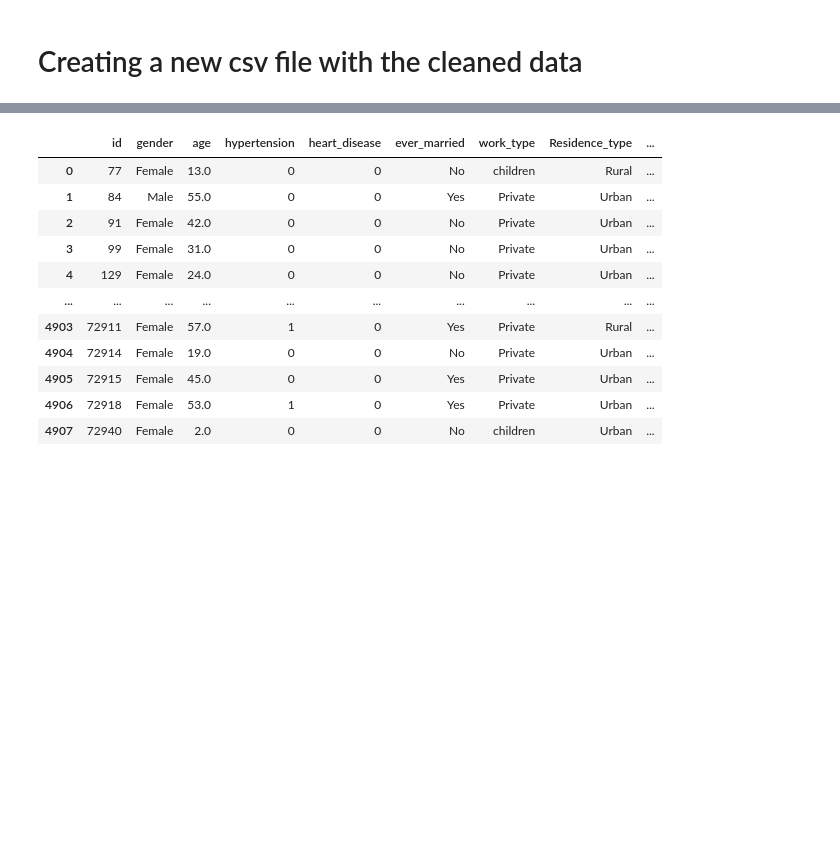
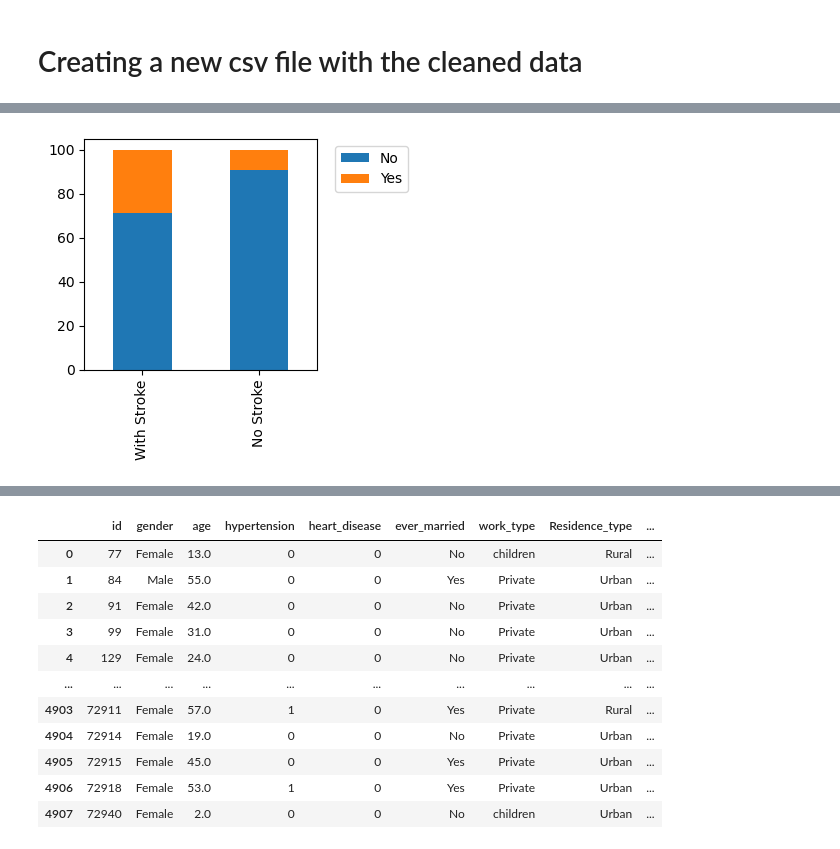
Before and after one commit to DianaGRM/Project_1, a Jupyter notebook: Stroke_Prediction .ipynb, the cells around one changed output, grey strips where cells are left out. Saved outputs shown, nothing was run; the diff lists cells and outputs as text; code cells hidden in the pictures; blank space fills up the shorter version.

```diff
--- a/Stroke_Prediction .ipynb
+++ b/Stroke_Prediction .ipynb
@@ -160,0 +285,27 @@ data.to_csv('./data/dataset_stroke.csv')
+# %%
+# Filtering Hypertension within the Data Frame with only patients with stroke
+data_stroke_hypertension = data_stroke['hypertension'].value_counts(normalize=True).mul(100).round(2)
+pd_data_stroke_hypertension = pd.DataFrame(data_stroke_hypertension)
+
+# Filtering variable within the original Data Frame
+data_hypertension = data['hypertension'].value_counts(normalize=True).mul(100).round(2)
+pd_data_hypertension = pd.DataFrame(data_hypertension)
+
+# Merging both Data Frames
+hypertension_type = pd.merge(pd_data_stroke_hypertension,pd_data_hypertension,how="outer",left_index=True,right_index=True)
+hypertension_type_renamed = hypertension_type.rename({'hypertension_x':'With Stroke','hypertension_y':'No Stroke'},axis=1)
+
+# Transposing the merged data frame to generate a better visualization and...
+# changing the Ceros & Ones of the coumn names to No & Yes
+hypertension_type_trasp = hypertension_type_renamed.T
+hyp_cols = ['No','Yes']
+hypertension_type_trasp.columns = hyp_cols
+
+# Ploting the merged Data Frame
+hypertension_type_trasp.plot(kind='bar',stacked = True,figsize=[3,3])
+plt.legend(bbox_to_anchor=(1.05,1))
+plt.title='Hypertension'
+plt.show()
+#plt.savefig('./data/Hypertension.png')
+# %% [output]
+[figure, added]
```
Also changed, not shown: parts of 38 cells of this notebook.
